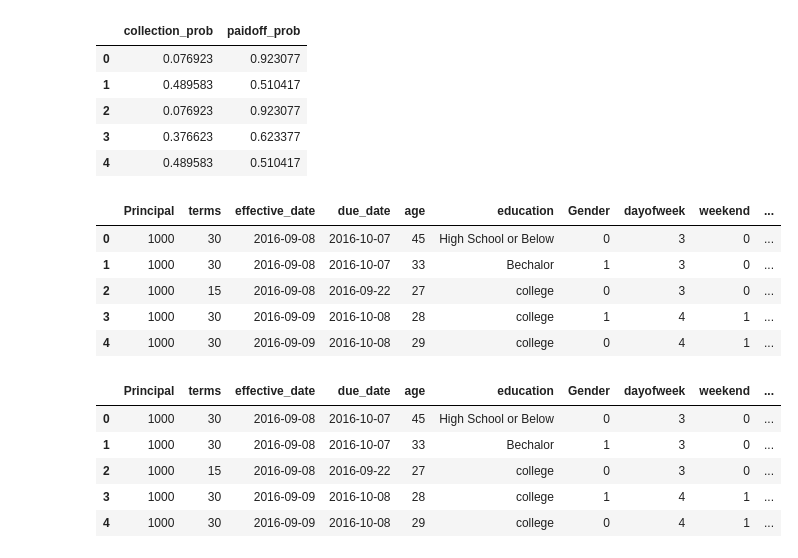
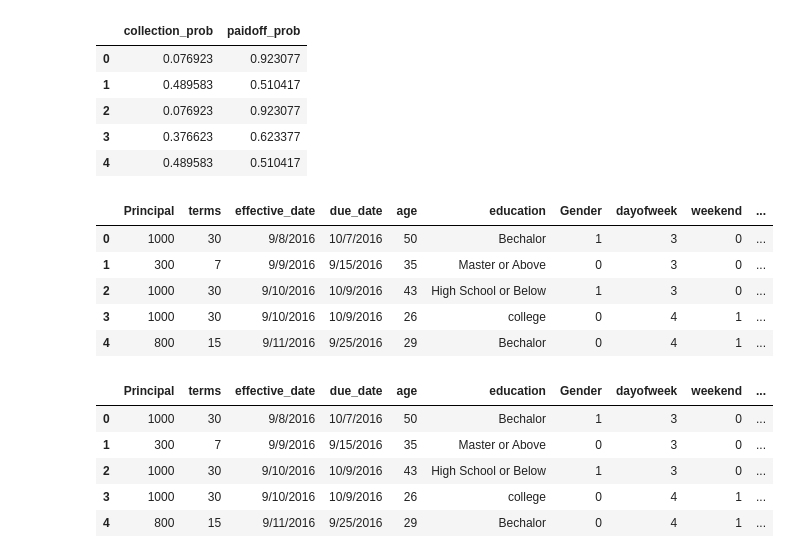
Before and after one commit to carlos-datascientist/loan-classification, a Jupyter notebook: loan-classifier.ipynb, the cells around one changed output. Cells and saved outputs as stored; diff of their text form; code cells hidden in the pictures.

```diff
--- a/loan-classifier.ipynb
+++ b/loan-classifier.ipynb
@@ -817,31 +829,31 @@ df_prob.head()
 # %%
 df_pred = pd.DataFrame(predTree)
 df_pred.columns  = ['prediction']
 np.asanyarray(df_pred[['prediction']])
 
-df_model_output = pd.merge(df,df_pred,how = 'left',left_index = True, right_index = True)
+df_model_output = pd.merge(test_df,df_pred,how = 'left',left_index = True, right_index = True)
 
 #Re-arrange columns
 df_final = df_model_output[['Principal', 'terms', 'effective_date', 'due_date', 'age', 'education', 'Gender', 'dayofweek', 'weekend', 'loan_status', 'prediction']]
-df_final.head()
+df_final.head(5)
 # %% [output]
 |  | Principal | terms | effective_date | due_date | age | education | Gender | dayofweek | weekend | ... |
-| 0 | 1000 | 30 | 2016-09-08 | 2016-10-07 | 45 | High School or Below | 0 | 3 | 0 | ... |
-| 1 | 1000 | 30 | 2016-09-08 | 2016-10-07 | 33 | Bechalor | 1 | 3 | 0 | ... |
-| 2 | 1000 | 15 | 2016-09-08 | 2016-09-22 | 27 | college | 0 | 3 | 0 | ... |
-| 3 | 1000 | 30 | 2016-09-09 | 2016-10-08 | 28 | college | 1 | 4 | 1 | ... |
-| 4 | 1000 | 30 | 2016-09-09 | 2016-10-08 | 29 | college | 0 | 4 | 1 | ... |
+| 0 | 1000 | 30 | 9/8/2016 | 10/7/2016 | 50 | Bechalor | 1 | 3 | 0 | ... |
+| 1 | 300 | 7 | 9/9/2016 | 9/15/2016 | 35 | Master or Above | 0 | 3 | 0 | ... |
+| 2 | 1000 | 30 | 9/10/2016 | 10/9/2016 | 43 | High School or Below | 1 | 3 | 0 | ... |
+| 3 | 1000 | 30 | 9/10/2016 | 10/9/2016 | 26 | college | 0 | 4 | 1 | ... |
+| 4 | 800 | 15 | 9/11/2016 | 9/25/2016 | 29 | Bechalor | 0 | 4 | 1 | ... |
 # %%
 # Add probability scores to final data
 df_final2 = pd.merge(df_final,df_prob,how = 'left',left_index = True, right_index = True)
-df_final2.head()
+df_final2.head(5)
 # %% [output]
 |  | Principal | terms | effective_date | due_date | age | education | Gender | dayofweek | weekend | ... |
-| 0 | 1000 | 30 | 2016-09-08 | 2016-10-07 | 45 | High School or Below | 0 | 3 | 0 | ... |
-| 1 | 1000 | 30 | 2016-09-08 | 2016-10-07 | 33 | Bechalor | 1 | 3 | 0 | ... |
-| 2 | 1000 | 15 | 2016-09-08 | 2016-09-22 | 27 | college | 0 | 3 | 0 | ... |
-| 3 | 1000 | 30 | 2016-09-09 | 2016-10-08 | 28 | college | 1 | 4 | 1 | ... |
-| 4 | 1000 | 30 | 2016-09-09 | 2016-10-08 | 29 | college | 0 | 4 | 1 | ... |
+| 0 | 1000 | 30 | 9/8/2016 | 10/7/2016 | 50 | Bechalor | 1 | 3 | 0 | ... |
+| 1 | 300 | 7 | 9/9/2016 | 9/15/2016 | 35 | Master or Above | 0 | 3 | 0 | ... |
+| 2 | 1000 | 30 | 9/10/2016 | 10/9/2016 | 43 | High School or Below | 1 | 3 | 0 | ... |
+| 3 | 1000 | 30 | 9/10/2016 | 10/9/2016 | 26 | college | 0 | 4 | 1 | ... |
+| 4 | 800 | 15 | 9/11/2016 | 9/25/2016 | 29 | Bechalor | 0 | 4 | 1 | ... |
 # %%
 # Write to csv file
 #df_final2.to_csv('tree_model.csv', encoding='utf-8', index=False)
```
Also changed, not shown: parts of 3 cells of this notebook.
